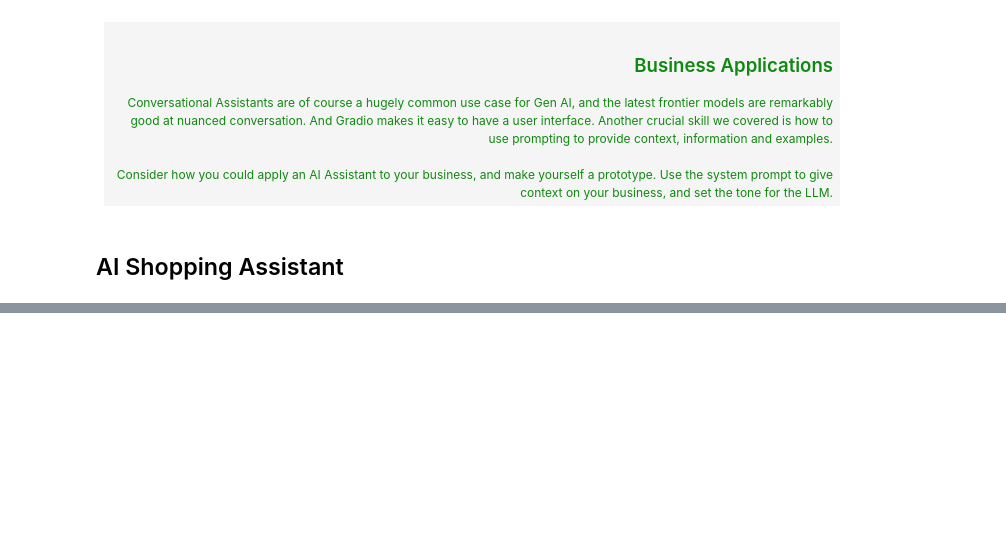
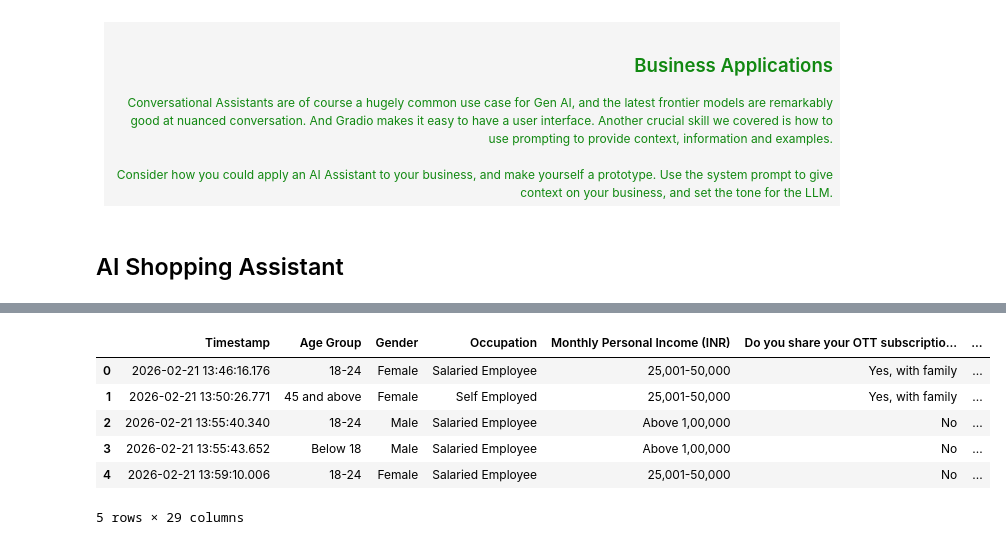
Before and after one commit to Satyakimaiti/llm_projects_10, a Jupyter notebook: day3_week2.ipynb, the cells around one changed output, grey strips where cells are left out. Cells and saved outputs as stored; diff of their text form; code cells hidden in the pictures; blank space fills up the shorter version.

```diff
--- a/day3_week2.ipynb
+++ b/day3_week2.ipynb
@@ -290,0 +337,16 @@ gr.ChatInterface(
+# %%
+#Load dataset
+
+file_path = "Subscription Pricing, Consumer Satisfaction, and Retention in OTT Platforms_ A Comparative Study of Netflix, Amazon Prime Video, and Disney+ Hotstar  (Responses).xlsx"
+
+df = pd.read_excel(file_path)
+
+df.head()
+# %% [output]
+|  | Timestamp | Age Group | Gender | Occupation | Monthly Personal Income (INR) | Do you share your OTT subscriptio... | ... |
+| 0 | 2026-02-21 13:46:16.176 | 18-24 | Female | Salaried Employee | 25,001-50,000 | Yes, with family | ... |
+| 1 | 2026-02-21 13:50:26.771 | 45 and above | Female | Self Employed | 25,001-50,000 | Yes, with family | ... |
+| 2 | 2026-02-21 13:55:40.340 | 18-24 | Male | Salaried Employee | Above 1,00,000 | No | ... |
+| 3 | 2026-02-21 13:55:43.652 | Below 18 | Male | Salaried Employee | Above 1,00,000 | No | ... |
+| 4 | 2026-02-21 13:59:10.006 | 18-24 | Female | Salaried Employee | 25,001-50,000 | No | ... |
+5 rows × 29 columns
```
Also changed, not shown: parts of 41 cells of this notebook.
